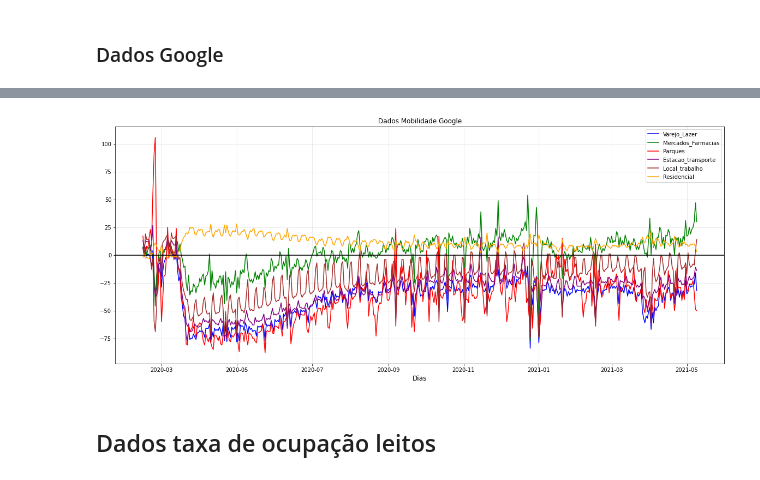
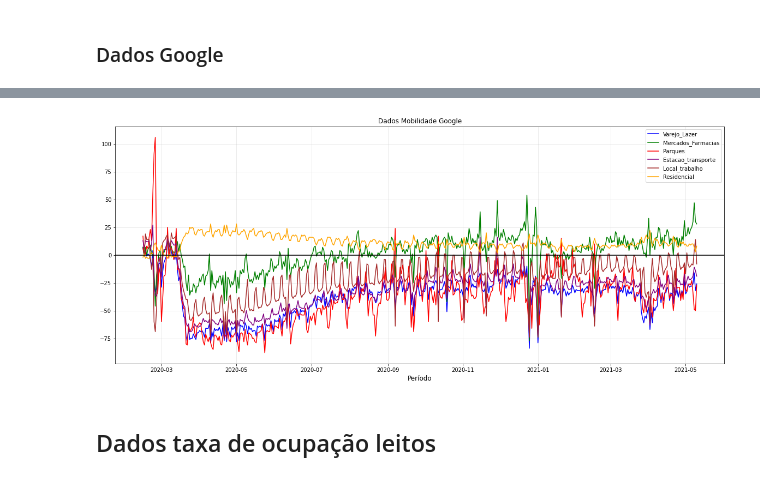
Before and after one commit to fbosousa/covid19, a Jupyter notebook: dados_rj.ipynb, the cells around one changed output, grey strips where cells are left out. Cells and saved outputs as stored; diff of their text form; code cells hidden in the pictures.

```diff
--- a/dados_rj.ipynb
+++ b/dados_rj.ipynb
@@ -233,20 +233,20 @@ google_data
 # %%
 fig,ax= plt.subplots(figsize = (20, 8))
 ax.plot(google_data['Varejo_Lazer'], color = "blue", label = "Varejo_Lazer")
 ax.plot(google_data['Mercados_Farmacias'], color = "green", label = "Mercados_Farmacias")
 ax.plot(google_data['Parques'], color = "red", label = "Parques")
 ax.plot(google_data['Estacao_transporte'], color = "purple", label = "Estacao_transporte")
 ax.plot(google_data['Local_trabalho'], color = "brown", label = "Local_trabalho")
 ax.plot(google_data['Residencial'], color = "orange", label = "Residencial")
 ax.axhline(y=0, color = "black",linestyle='-')
 ax.grid(alpha = .3)
 #ax.set_ylabel('',fontsize = 12)
-ax.set_xlabel('Dias',fontsize = 12)
+ax.set_xlabel('Período',fontsize = 12)
 ax.set_title("Dados Mobilidade Google", fontsize = 12)
 ax.legend(loc = "upper right", fontsize = 10)
 plt.show()
 # %% [output]
-[figure, old version]
+[figure, new version]
 # %% [markdown]
 ## Dados taxa de ocupação leitos
 # %%
```
Also changed, not shown: parts of 15 cells of this notebook, 9 other files.
